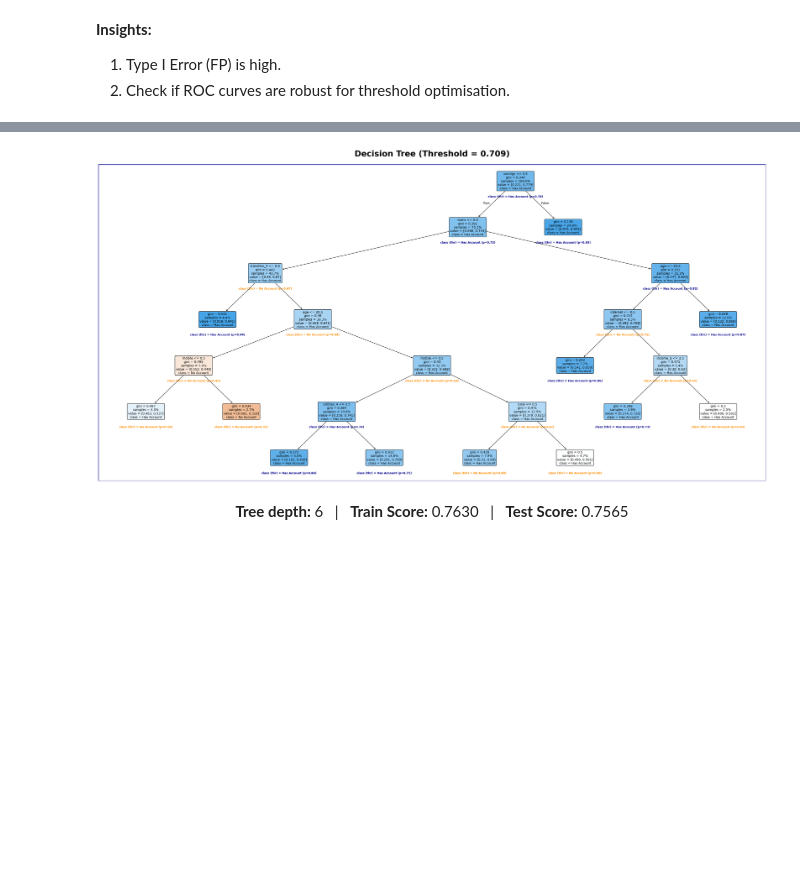
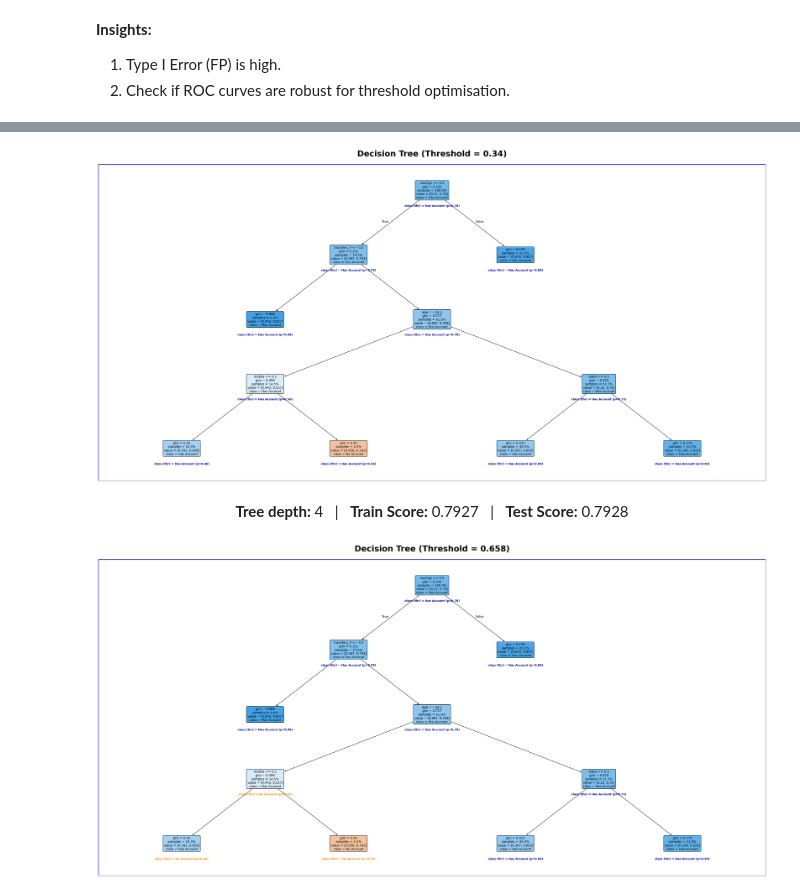
Before and after one commit to PuneethRaavi/ML_Project, a Jupyter notebook: Codes/DecisionTree.ipynb, the cells around one changed output, grey strips where cells are left out. Cells and saved outputs as stored; diff of their text form; code cells hidden in the pictures; blank space fills up the shorter version.

```diff
--- a/Codes/DecisionTree.ipynb
+++ b/Codes/DecisionTree.ipynb
@@ -50,7 +50,7 @@ X = df.drop(columns=['account','wgt'])
 weights = df['wgt']
 
 X_train, X_test, y_train, y_test, weights_train, weights_test = train_test_split(
-        X, y, weights, test_size=0.2, random_state=42, stratify=y
+        X, y, weights, test_size=0.25, random_state=24, stratify=y
     )
 display(HTML(f"<b>Train size:</b> {X_train.shape} &nbsp;&nbsp; <b>Test size:</b> {X_test.shape}"))
 # %% [output]
@@ -279,7 +229,7 @@ Use the following hyperparameters based on tuning and other insights above for m
 Random State for Replicability: 42
 # %%
 # Visualizing the Decision Tree
-tree = DecisionTreeClassifier(criterion='gini', max_depth=10, min_samples_leaf=50, min_impurity_decrease=0.001, min_samples_split=2, random_state=42)
+tree = DecisionTreeClassifier(criterion='gini', max_depth=4, min_samples_leaf=20, min_impurity_decrease=0.001, min_samples_split=2, random_state=42)
 tree.fit(X_train, y_train, sample_weight=weights_train)
 
 fig, ax = plt.subplots(figsize=(30, 15))
@@ -334,10 +284,10 @@ cell_colors = np.array([
     ['#ffd699', '#b6eab6']   # FN, TP
 ])
 
-fig, ax = plt.subplots(figsize=(8, 4))
+fig, ax = plt.subplots(figsize=(6, 3))
 for (row, col), val in np.ndenumerate(cm):
     ax.add_patch(mpatches.Rectangle((col, row), 1, 1, color=cell_colors[row, col], alpha=0.6))
-    ax.text(col + 0.5, row + 0.5, str(val), va='center', ha='center', fontsize=12, fontweight='bold')
+    ax.text(col + 0.5, row + 0.5, str(val), va='center', ha='center', fontsize=10, fontweight='bold')
 
 ax.set_xticks([0.5, 1.5])
 ax.set_yticks([0.5, 1.5])
@@ -350,14 +300,14 @@ ax.set_ylim(0, 2)
 ax.grid(False)
 ax.set_aspect('equal')
 
-ax.text(2.32, 0.5, metrics, fontsize=8, va='center', ha='left')
+ax.text(2.32, 0.5, metrics, fontsize=7, va='center', ha='left')
 
 legend_patches = [
     mpatches.Patch(color='#b6eab6', label='Correct (TN/TP)'),
     mpatches.Patch(color='#ffb3b3', label='False Positive (FP)'),
     mpatches.Patch(color='#ffd699', label='False Negative (FN)')
 ]
-fig.legend(handles=legend_patches, bbox_to_anchor=(0.93, 0.8), ncol=1, fontsize=7, frameon=True)
+fig.legend(handles=legend_patches, bbox_to_anchor=(0.93, 0.8), ncol=1, fontsize=6, frameon=True)
 
 plt.tight_layout()
 plt.show()
@@ -421,8 +371,8 @@ plt.show()
 # Threshold Optimization for Decision Tree (ROC-PR AUC) with Cost Scenarios
 cost_scenarios = {
     'Balanced Costs': {'cost_fp': 1, 'cost_fn': 1},
-    'High FN Cost':   {'cost_fp': 1, 'cost_fn': 5},
-    'High FP Cost':   {'cost_fp': 2, 'cost_fn': 1}
+    'High FN Cost':   {'cost_fp': 1, 'cost_fn': 2.5},
+    'High FP Cost':   {'cost_fp': 2.5, 'cost_fn': 1}
 }
 print("\nCost Scenarios:")
 for scenario, costs in cost_scenarios.items():
@@ -589,6 +453,6 @@ FP Cost Sensitivity (FN Cost = 1):
 # %%
 # Visualising the Decision Tree with Cost Adjusted Threshold
-threshold = 0.709
+threshold = 0.34
 
 y_train_prob = tree.predict_proba(X_train)[:, 1] # type: ignore
 y_test_prob = tree.predict_proba(X_test)[:, 1] # type: ignore
@@ -618,32 +482,90 @@ rect = mpatches.Rectangle((0, 0), 1, 0.98, transform=ax.transAxes, fill=False, e
 ax.add_patch(rect)
 
 value_texts = [t for t in ax.texts if 'value' in t.get_text()]
 for i, txt in enumerate(value_texts):
     if i >= len(node_probs):
         break
     prob = node_probs[i]
     cls = 'Has Account' if prob >= threshold else 'No Account'
     color = 'darkblue' if cls == 'Has Account' else 'darkorange'
     x, y = txt.get_position()
     ax.text(
         x, y - 0.05,
         f'class (thr) = {cls} (p={prob:.2f})',
         ha='center',
         fontsize=9,
         color=color,
         weight='semibold'
     )
 plt.tight_layout()
 plt.show()
 
 display(HTML(
     f"""<center>
         <b>Tree depth:</b> {tree.get_depth()} &nbsp;&nbsp;|&nbsp;&nbsp;
         <b>Train Score:</b> {train_score:.4f} &nbsp;&nbsp;|&nbsp;&nbsp;
         <b>Test Score:</b> {test_score:.4f}
         </center>
     """
 ))
+
+threshold = 0.658
+
+y_train_prob = tree.predict_proba(X_train)[:, 1] # type: ignore
+y_test_prob = tree.predict_proba(X_test)[:, 1] # type: ignore
+y_train_pred = (y_train_prob >= threshold).astype(int)
+y_test_pred = (y_test_prob >= threshold).astype(int)
+train_score = accuracy_score(y_train, y_train_pred)
+test_score = accuracy_score(y_test, y_test_pred)
+
+values = tree.tree_.value.squeeze()
+if values.ndim == 1:
+    values = values.reshape(-1, 2)
+node_probs = values[:, 1] / values.sum(axis=1)
+
+fig, ax = plt.subplots(figsize=(30, 15))
+plot_tree(
+    tree,
+    feature_names=list(X.columns),
+    class_names=['No Account', 'Has Account'],
+    filled=True,
+    rounded=True,
+    proportion=True,
+    fontsize=10,
+    ax=ax
+)
+plt.title(f"Decision Tree (Threshold = {threshold})", fontsize=26, weight='bold')
+rect = mpatches.Rectangle((0, 0), 1, 0.98, transform=ax.transAxes, fill=False, edgecolor='darkblue', linewidth=2)
+ax.add_patch(rect)
+
+value_texts = [t for t in ax.texts if 'value' in t.get_text()]
+for i, txt in enumerate(value_texts):
+    if i >= len(node_probs):
+        break
+    prob = node_probs[i]
+    cls = 'Has Account' if prob >= threshold else 'No Account'
+    color = 'darkblue' if cls == 'Has Account' else 'darkorange'
+    x, y = txt.get_position()
+    ax.text(
+        x, y - 0.05,
+        f'class (thr) = {cls} (p={prob:.2f})',
+        ha='center',
+        fontsize=9,
+        color=color,
+        weight='semibold'
+    )
+plt.tight_layout()
+plt.show()
+
+display(HTML(
+    f"""<center>
+        <b>Tree depth:</b> {tree.get_depth()} &nbsp;&nbsp;|&nbsp;&nbsp;
+        <b>Train Score:</b> {train_score:.4f} &nbsp;&nbsp;|&nbsp;&nbsp;
+        <b>Test Score:</b> {test_score:.4f}
+        </center>
+    """
+))
 # %% [output]
-[figure, old version]
+[figure, new version]
-Tree depth: 6 | Train Score: 0.7630 | Test Score: 0.7565
+Tree depth: 4 | Train Score: 0.7927 | Test Score: 0.7928
+[figure, added]
```
Also changed, not shown: parts of 26 cells of this notebook, 33 other files.
